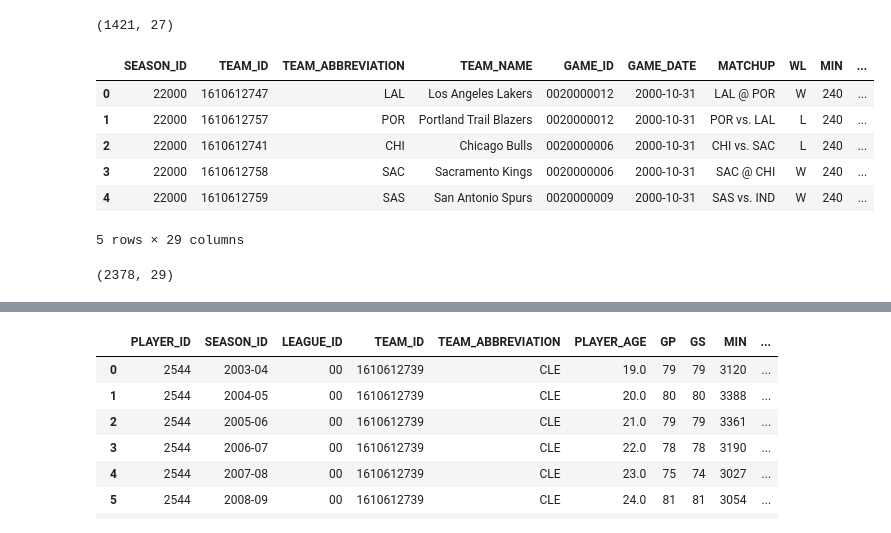
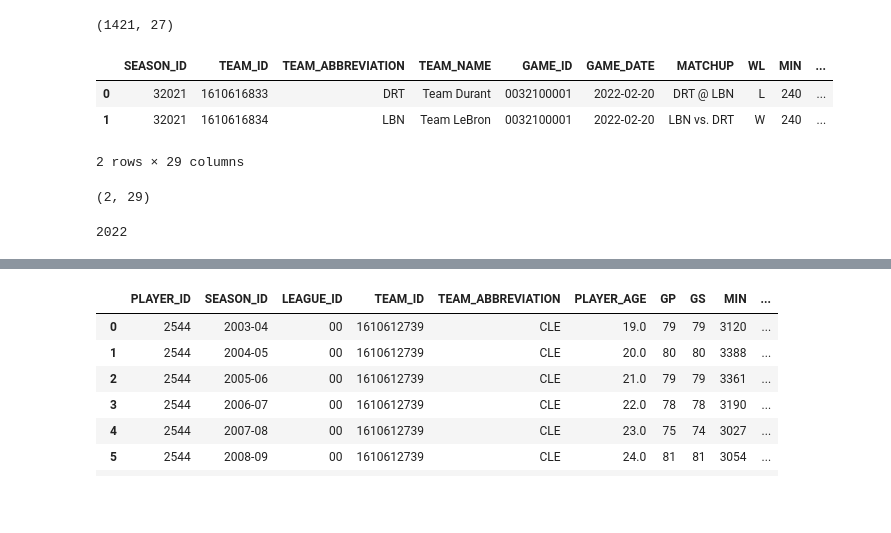
Before and after one commit to brownbrandon272/basketball, a Jupyter notebook: scripts/nba_api_testing.ipynb, the cells around one changed output, grey strips where cells are left out. Cells and saved outputs as stored; diff of their text form; code cells hidden in the pictures; blank space fills up the shorter version.

```diff
--- a/scripts/nba_api_testing.ipynb
+++ b/scripts/nba_api_testing.ipynb
@@ -35,20 +35,25 @@ print(df_bron_games_all[0].shape)
 # %%
 ## Get all players in a season
 from nba_api.stats.endpoints import leaguegamelog
-gamelog_2018 = leaguegamelog.LeagueGameLog(season = 2000)
+# get seasonall
+from nba_api.stats.library.parameters import SeasonAll, SeasonYear
+# gamelog_2018 = leaguegamelog.LeagueGameLog(season = 2000)
+gamelog_2018 = leaguegamelog.LeagueGameLog(season = 2021, season_type_all_star='All-Star')
 df_2018_games = gamelog_2018.get_data_frames()
 display(df_2018_games[0].head(5))
 print(df_2018_games[0].shape)
 # print(df_2018_games[0].columns)
 # %% [output]
 |  | SEASON_ID | TEAM_ID | TEAM_ABBREVIATION | TEAM_NAME | GAME_ID | GAME_DATE | MATCHUP | WL | MIN | ... |
-| 0 | 22000 | 1610612747 | LAL | Los Angeles Lakers | 0020000012 | 2000-10-31 | LAL @ POR | W | 240 | ... |
-| 1 | 22000 | 1610612757 | POR | Portland Trail Blazers | 0020000012 | 2000-10-31 | POR vs. LAL | L | 240 | ... |
-| 2 | 22000 | 1610612741 | CHI | Chicago Bulls | 0020000006 | 2000-10-31 | CHI vs. SAC | L | 240 | ... |
-| 3 | 22000 | 1610612758 | SAC | Sacramento Kings | 0020000006 | 2000-10-31 | SAC @ CHI | W | 240 | ... |
-| 4 | 22000 | 1610612759 | SAS | San Antonio Spurs | 0020000009 | 2000-10-31 | SAS vs. IND | W | 240 | ... |
+| 0 | 32021 | 1610616833 | DRT | Team Durant | 0032100001 | 2022-02-20 | DRT @ LBN | L | 240 | ... |
+| 1 | 32021 | 1610616834 | LBN | Team LeBron | 0032100001 | 2022-02-20 | LBN vs. DRT | W | 240 | ... |
-5 rows × 29 columns
+2 rows × 29 columns
-(2378, 29)
+(2, 29)
+# %%
+from nba_api.stats.library.parameters import SeasonAll, SeasonYear
+SeasonYear.current_season_year
+# %% [output]
+2022
 # %%
 
 # find team Ids
```
Also changed, not shown: 3 other files.
